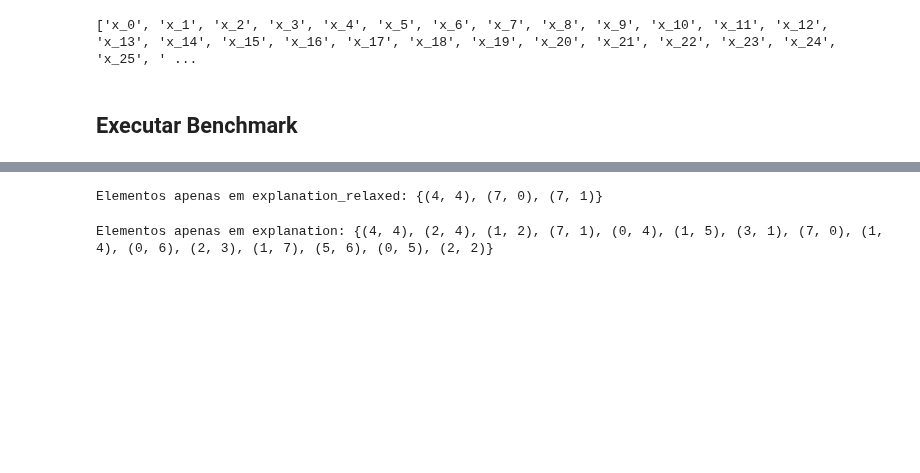
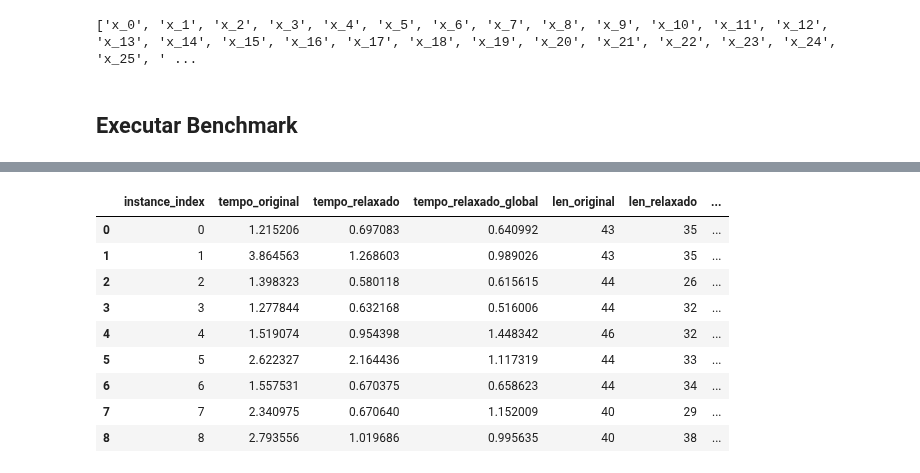
Before and after one commit to myller-silva/Explications-ANNs, a Jupyter notebook: Explications_ANNs.ipynb, the cells around one changed output, grey strips where cells are left out. Saved outputs shown, nothing was run; the diff lists cells and outputs as text; code cells hidden in the pictures; blank space fills up the shorter version.

```diff
--- a/Explications_ANNs.ipynb
+++ b/Explications_ANNs.ipynb
@@ -1204,18 +1141,14 @@ plt.show()
-# %%
-explanation_relaxed = string_to_list(result_df.iloc[index]["explanation_relaxed"])
-explanation_relaxed_global = string_to_list(result_df.iloc[index]["explanation_relaxed_global"])
-
-elements_only_in_relaxed = set(explanation_relaxed) - set(explanation_relaxed_global)
-
-print("Elementos apenas em explanation_relaxed:", elements_only_in_relaxed)
-# %% [output]
-Elementos apenas em explanation_relaxed: {(4, 4), (7, 0), (7, 1)}
-# %%
-explanation = string_to_list(result_df.iloc[index]["explanation"])
-explanation_relaxed_global = string_to_list(result_df.iloc[index]["explanation_relaxed_global"])
-
-elements_only_in_relaxed = set(explanation) - set(explanation_relaxed_global)
-
-print("Elementos apenas em explanation:", elements_only_in_relaxed)
-# %% [output]
-Elementos apenas em explanation: {(4, 4), (2, 4), (1, 2), (7, 1), (0, 4), (1, 5), (3, 1), (7, 0), (1, 4), (0, 6), (2, 3), (1, 7), (5, 6), (0, 5), (2, 2)}
+# %%
+result_df = result_df[(result_df["len_relaxado"] != 64) | (result_df["len_relaxado_global"] != 64)]
+result_df
+# %% [output]
+|  | instance_index | tempo_original | tempo_relaxado | tempo_relaxado_global | len_original | len_relaxado | ... |
+| 0 | 0 | 1.215206 | 0.697083 | 0.640992 | 43 | 35 | ... |
+| 1 | 1 | 3.864563 | 1.268603 | 0.989026 | 43 | 35 | ... |
+| 2 | 2 | 1.398323 | 0.580118 | 0.615615 | 44 | 26 | ... |
+| 3 | 3 | 1.277844 | 0.632168 | 0.516006 | 44 | 32 | ... |
+| 4 | 4 | 1.519074 | 0.954398 | 1.448342 | 46 | 32 | ... |
+| 5 | 5 | 2.622327 | 2.164436 | 1.117319 | 44 | 33 | ... |
+| 6 | 6 | 1.557531 | 0.670375 | 0.658623 | 44 | 34 | ... |
+| 7 | 7 | 2.340975 | 0.670640 | 1.152009 | 40 | 29 | ... |
+| 8 | 8 | 2.793556 | 1.019686 | 0.995635 | 40 | 38 | ... |
```
Also changed, not shown: parts of 10 cells of this notebook.
